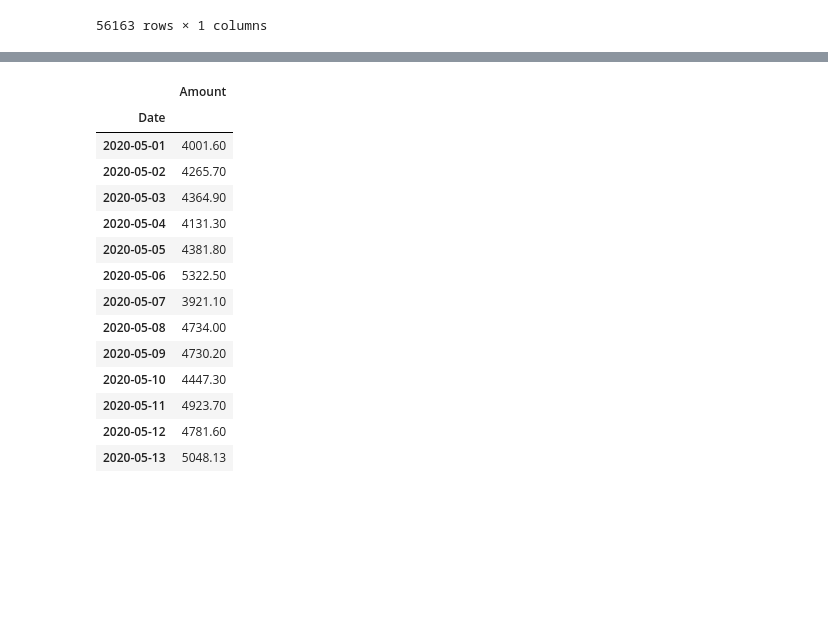
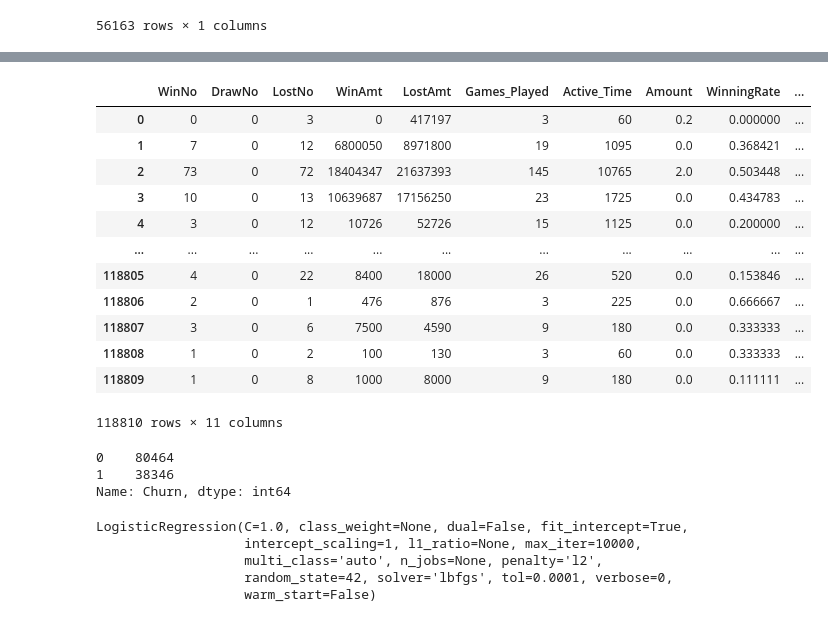
Before and after one commit to lechiben/churn-ltv-prediction, a Jupyter notebook: Churn Rate Prediction.ipynb, the cells around one changed output, grey strips where cells are left out. Drawn from its saved outputs; the diff is of its cells as text; code cells hidden in the pictures; blank space fills up the shorter version.

```diff
--- a/Churn Rate Prediction.ipynb
+++ b/Churn Rate Prediction.ipynb
@@ -281,18 +267,19 @@ pd.DataFrame(transactions_df.groupby(['Date', 'UserID']).sum()['Amount'])
-# %%
-pd.DataFrame(transactions_df.groupby(['Date']).sum()['Amount'])
-# %% [output]
-|  | Amount |
-| Date |  |
-| 2020-05-01 | 4001.60 |
-| 2020-05-02 | 4265.70 |
-| 2020-05-03 | 4364.90 |
-| 2020-05-04 | 4131.30 |
-| 2020-05-05 | 4381.80 |
-| 2020-05-06 | 5322.50 |
-| 2020-05-07 | 3921.10 |
-| 2020-05-08 | 4734.00 |
-| 2020-05-09 | 4730.20 |
-| 2020-05-10 | 4447.30 |
-| 2020-05-11 | 4923.70 |
-| 2020-05-12 | 4781.60 |
-| 2020-05-13 | 5048.13 |
+# %%
+
+X=final_play_log.iloc[:,:-1]
+X=X.drop(['UserID'], axis=1)
+X
+# %% [output]
+|  | WinNo | DrawNo | LostNo | WinAmt | LostAmt | Games_Played | Active_Time | Amount | WinningRate | ... |
+| 0 | 0 | 0 | 3 | 0 | 417197 | 3 | 60 | 0.2 | 0.000000 | ... |
+| 1 | 7 | 0 | 12 | 6800050 | 8971800 | 19 | 1095 | 0.0 | 0.368421 | ... |
+| 2 | 73 | 0 | 72 | 18404347 | 21637393 | 145 | 10765 | 2.0 | 0.503448 | ... |
+| 3 | 10 | 0 | 13 | 10639687 | 17156250 | 23 | 1725 | 0.0 | 0.434783 | ... |
+| 4 | 3 | 0 | 12 | 10726 | 52726 | 15 | 1125 | 0.0 | 0.200000 | ... |
+| ... | ... | ... | ... | ... | ... | ... | ... | ... | ... | ... |
+| 118805 | 4 | 0 | 22 | 8400 | 18000 | 26 | 520 | 0.0 | 0.153846 | ... |
+| 118806 | 2 | 0 | 1 | 476 | 876 | 3 | 225 | 0.0 | 0.666667 | ... |
+| 118807 | 3 | 0 | 6 | 7500 | 4590 | 9 | 180 | 0.0 | 0.333333 | ... |
+| 118808 | 1 | 0 | 2 | 100 | 130 | 3 | 60 | 0.0 | 0.333333 | ... |
+| 118809 | 1 | 0 | 8 | 1000 | 8000 | 9 | 180 | 0.0 | 0.111111 | ... |
+118810 rows × 11 columns
@@ -298,0 +290,6 @@ pd.DataFrame(transactions_df.groupby(['Date']).sum()['Amount'])
+# %%
+y.value_counts()
+# %% [output]
+0    80464
+1    38346
+Name: Churn, dtype: int64
@@ -298,0 +300,14 @@ pd.DataFrame(transactions_df.groupby(['Date']).sum()['Amount'])
+# %%
+from sklearn.linear_model import LogisticRegression
+
+# 1. Instantiate model
+churn_logistic_regression=LogisticRegression(random_state=42, max_iter=10000)
+
+# 2. Fit model
+churn_logistic_regression.fit(X_remainder, y_remainder)
+# %% [output]
+LogisticRegression(C=1.0, class_weight=None, dual=False, fit_intercept=True,
+                   intercept_scaling=1, l1_ratio=None, max_iter=10000,
+                   multi_class='auto', n_jobs=None, penalty='l2',
+                   random_state=42, solver='lbfgs', tol=0.0001, verbose=0,
+                   warm_start=False)
```
Also changed, not shown: parts of 33 cells of this notebook.
